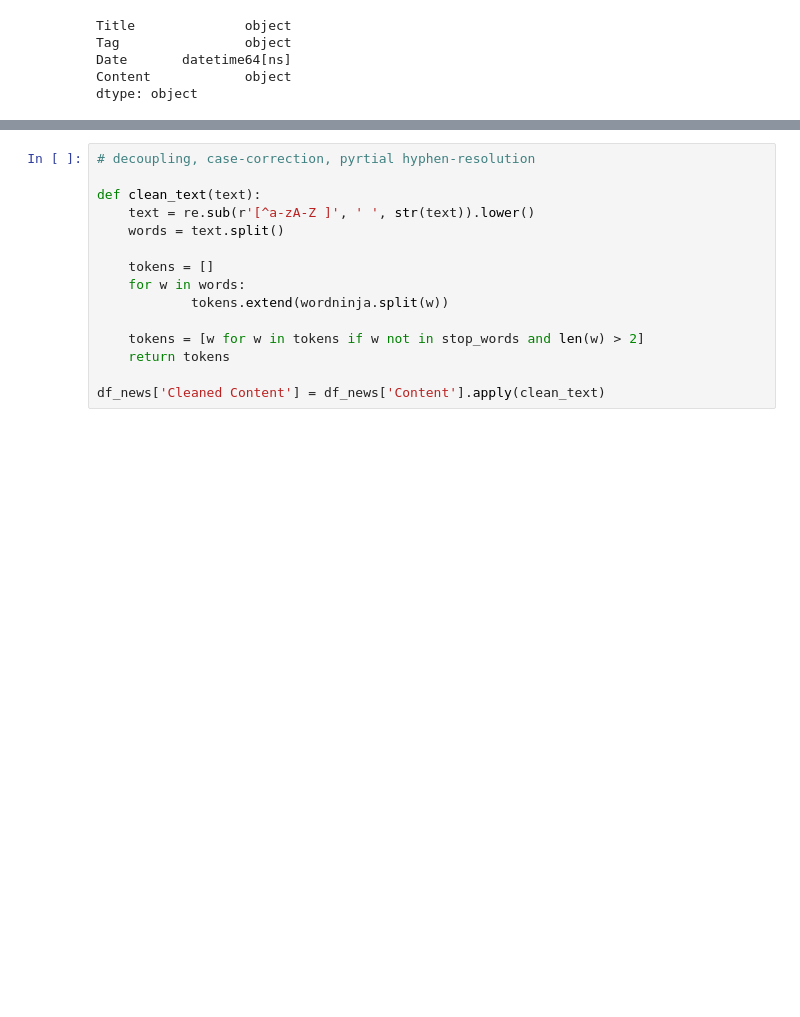
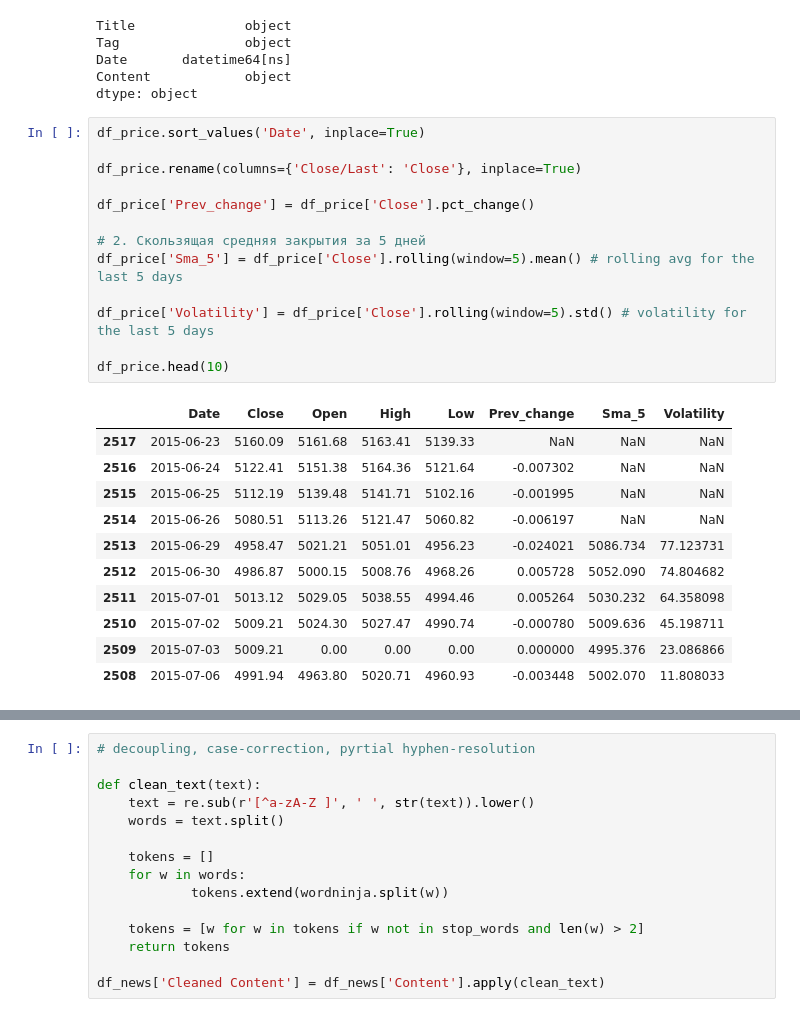
Before and after one commit to andrei-shabanov/stock-news-analytics, a Jupyter notebook: 2.1_data_preparation_news.ipynb, the cells around one changed output, grey strips where cells are left out. Drawn from its saved outputs; the diff is of its cells as text; blank space fills up the shorter version.

```diff
--- a/2.1_data_preparation_news.ipynb
+++ b/2.1_data_preparation_news.ipynb
@@ -27,6 +27,31 @@ Tag                object
 Date       datetime64[ns]
 Content            object
 dtype: object
+# %%
+df_price.sort_values('Date', inplace=True)
+
+df_price.rename(columns={'Close/Last': 'Close'}, inplace=True)
+
+df_price['Prev_change'] = df_price['Close'].pct_change()
+
+# 2. Скользящая средняя закрытия за 5 дней
+df_price['Sma_5'] = df_price['Close'].rolling(window=5).mean() # rolling avg for the last 5 days
+
+df_price['Volatility'] = df_price['Close'].rolling(window=5).std() # volatility for the last 5 days
+
+df_price.head(10)
+# %% [output]
+|  | Date | Close | Open | High | Low | Prev_change | Sma_5 | Volatility |
+| 2517 | 2015-06-23 | 5160.09 | 5161.68 | 5163.41 | 5139.33 | NaN | NaN | NaN |
+| 2516 | 2015-06-24 | 5122.41 | 5151.38 | 5164.36 | 5121.64 | -0.007302 | NaN | NaN |
+| 2515 | 2015-06-25 | 5112.19 | 5139.48 | 5141.71 | 5102.16 | -0.001995 | NaN | NaN |
+| 2514 | 2015-06-26 | 5080.51 | 5113.26 | 5121.47 | 5060.82 | -0.006197 | NaN | NaN |
+| 2513 | 2015-06-29 | 4958.47 | 5021.21 | 5051.01 | 4956.23 | -0.024021 | 5086.734 | 77.123731 |
+| 2512 | 2015-06-30 | 4986.87 | 5000.15 | 5008.76 | 4968.26 | 0.005728 | 5052.090 | 74.804682 |
+| 2511 | 2015-07-01 | 5013.12 | 5029.05 | 5038.55 | 4994.46 | 0.005264 | 5030.232 | 64.358098 |
+| 2510 | 2015-07-02 | 5009.21 | 5024.30 | 5027.47 | 4990.74 | -0.000780 | 5009.636 | 45.198711 |
+| 2509 | 2015-07-03 | 5009.21 | 0.00 | 0.00 | 0.00 | 0.000000 | 4995.376 | 23.086866 |
+| 2508 | 2015-07-06 | 4991.94 | 4963.80 | 5020.71 | 4960.93 | -0.003448 | 5002.070 | 11.808033 |
 # %%
 # Kursveränderung berechnen
 df_price['Change'] = np.round(
```
Also changed, not shown: parts of 3 cells of this notebook, 1 other file.
